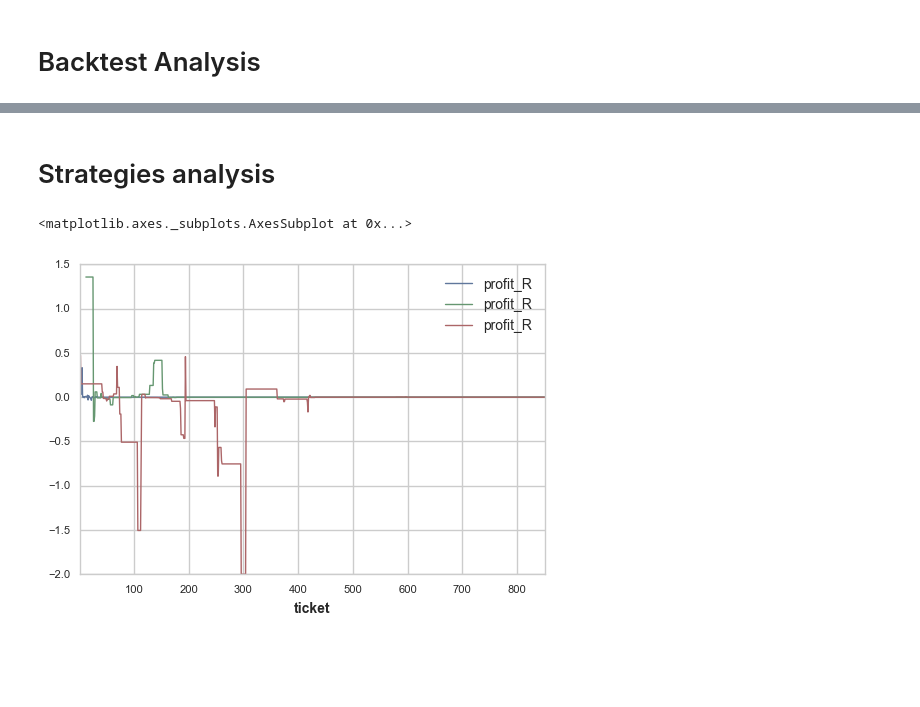
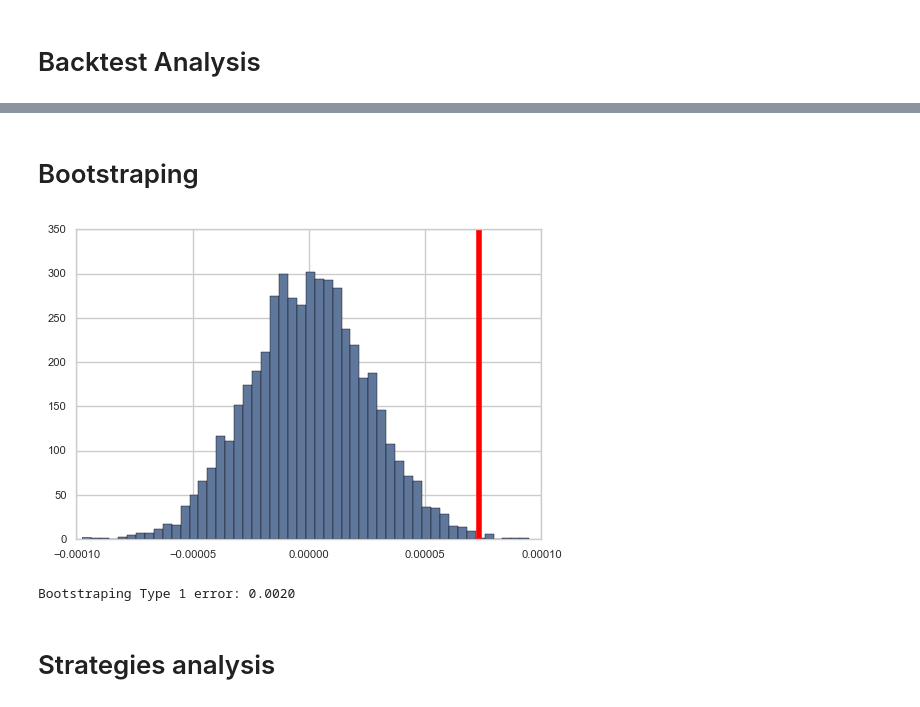
Before and after one commit to JeromeMoreau/pyTrading2, a Jupyter notebook: Backtest.ipynb, the cells around one changed output, grey strips where cells are left out. Cells and saved outputs as stored; diff of their text form; code cells hidden in the pictures; blank space fills up the shorter version.

```diff
--- a/Backtest.ipynb
+++ b/Backtest.ipynb
@@ -111,0 +161,2 @@ sns.axlabel(xlabel='day of week',ylabel='mean profit(R)')
+# %% [markdown]
+# Bootstraping
@@ -112,3 +165,8 @@ sns.axlabel(xlabel='day of week',ylabel='mean profit(R)')
+# %%
+bootstraping(backtest.stats.history.returns.dropna().values)
+# %% [output]
+[figure, added]
+Bootstraping Type 1 error: 0.0020
 # %% [markdown]
 # Strategies analysis
 # %%
@@ -120,8 +178,3 @@ for key,strategy in manager.strategies.items():
     equity = (1+trades.profit_R[trades.strategy == name]).cumprod()
     strat_equities = pd.concat([strat_equities,equity],axis=1)
 strat_equities.fillna(method='pad',inplace=True)
-# %%
-strat_equities.plot()
-# %% [output]
-<matplotlib.axes._subplots.AxesSubplot at 0x...>
-[figure, removed]
```
Also changed, not shown: parts of 12 cells of this notebook, 12 other files.
